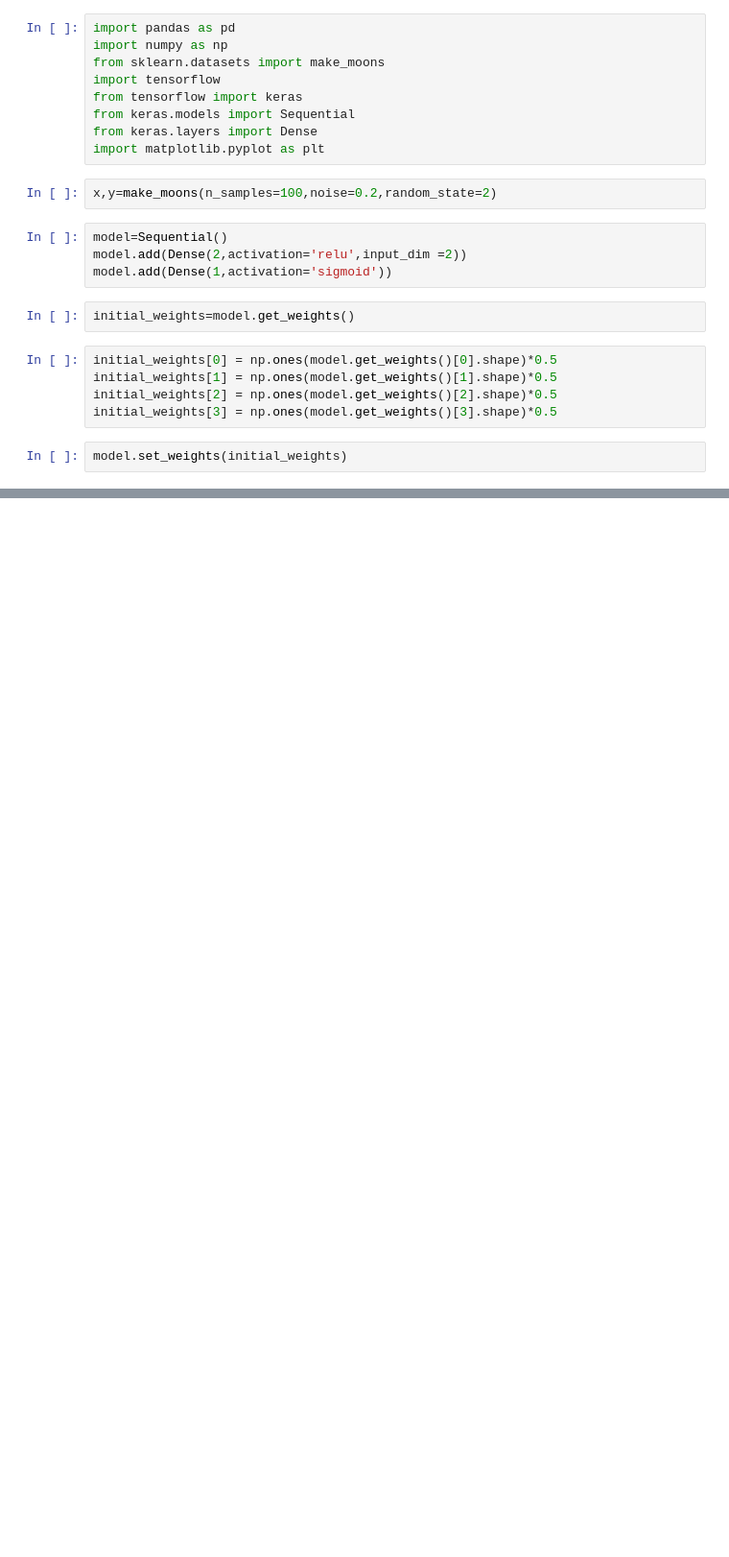
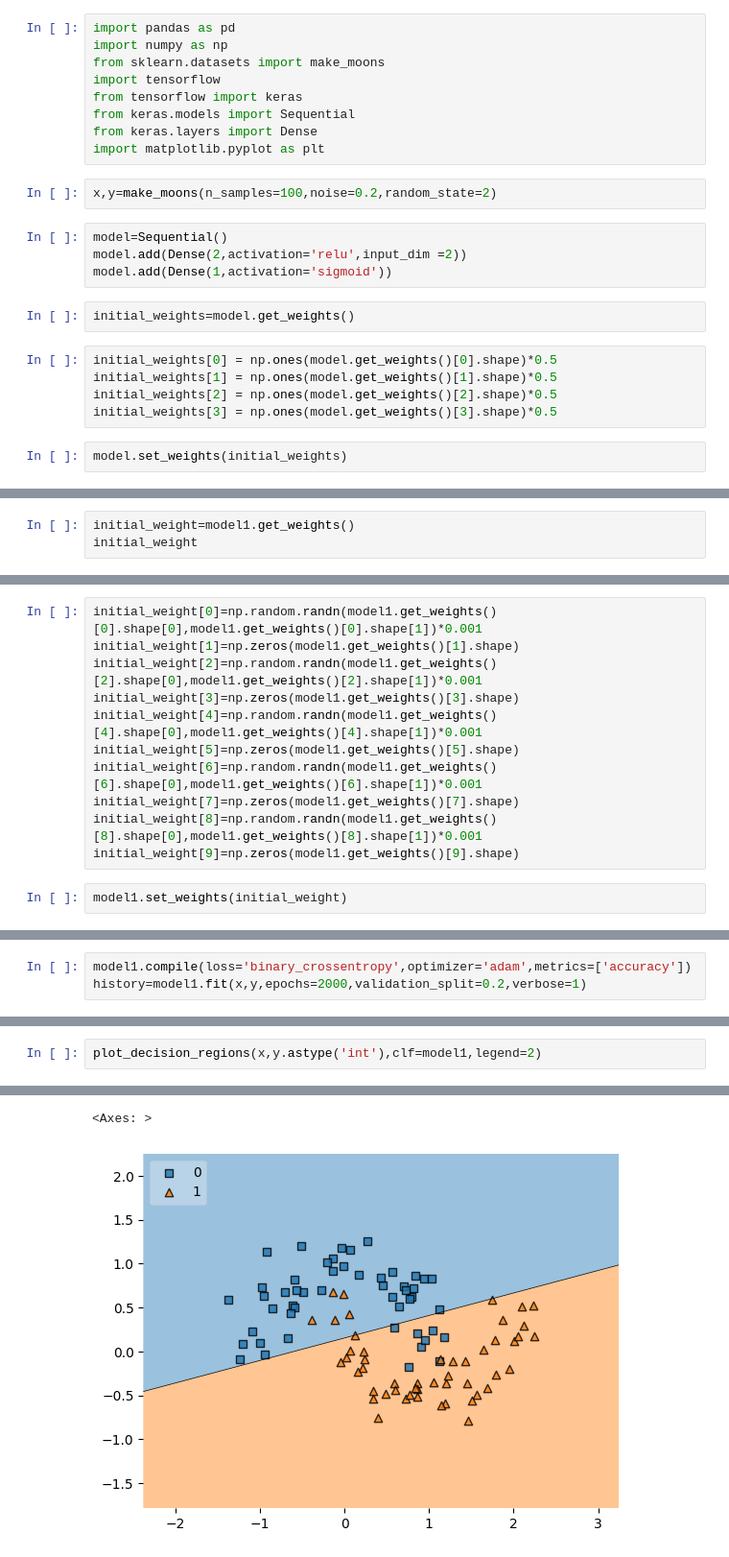
Before and after one commit to muzahid120/Deeplearning, a Jupyter notebook: weights_initialize/small_number_weights.ipynb, the cells around one changed output, grey strips where cells are left out. Shown at 96% size. Drawn from its saved outputs; the diff is of its cells as text; blank space fills up the shorter version.

Commit message:
initial

```diff
--- a/weights_initialize/small_number_weights.ipynb
+++ b/weights_initialize/small_number_weights.ipynb
@@ -64,0 +72,3 @@ plot_decision_regions(x,y.astype('int'),clf=model,legend=2)
+# %%
+initial_weight=model1.get_weights()
+initial_weight
@@ -64,0 +93,13 @@ plot_decision_regions(x,y.astype('int'),clf=model,legend=2)
+# %%
+initial_weight[0]=np.random.randn(model1.get_weights()[0].shape[0],model1.get_weights()[0].shape[1])*0.001
+initial_weight[1]=np.zeros(model1.get_weights()[1].shape)
+initial_weight[2]=np.random.randn(model1.get_weights()[2].shape[0],model1.get_weights()[2].shape[1])*0.001
+initial_weight[3]=np.zeros(model1.get_weights()[3].shape)
+initial_weight[4]=np.random.randn(model1.get_weights()[4].shape[0],model1.get_weights()[4].shape[1])*0.001
+initial_weight[5]=np.zeros(model1.get_weights()[5].shape)
+initial_weight[6]=np.random.randn(model1.get_weights()[6].shape[0],model1.get_weights()[6].shape[1])*0.001
+initial_weight[7]=np.zeros(model1.get_weights()[7].shape)
+initial_weight[8]=np.random.randn(model1.get_weights()[8].shape[0],model1.get_weights()[8].shape[1])*0.001
+initial_weight[9]=np.zeros(model1.get_weights()[9].shape)
+# %%
+model1.set_weights(initial_weight)
@@ -64,0 +126,3 @@ plot_decision_regions(x,y.astype('int'),clf=model,legend=2)
+# %%
+model1.compile(loss='binary_crossentropy',optimizer='adam',metrics=['accuracy'])
+history=model1.fit(x,y,epochs=2000,validation_split=0.2,verbose=1)
@@ -64,0 +147,3 @@ plot_decision_regions(x,y.astype('int'),clf=model,legend=2)
+# %%
+plot_decision_regions(x,y.astype('int'),clf=model1,legend=2)
+# %% [output]
@@ -64,0 +151,2 @@ plot_decision_regions(x,y.astype('int'),clf=model,legend=2)
+<Axes: >
+[figure, added]
```
Also changed, not shown: parts of 9 cells of this notebook.
